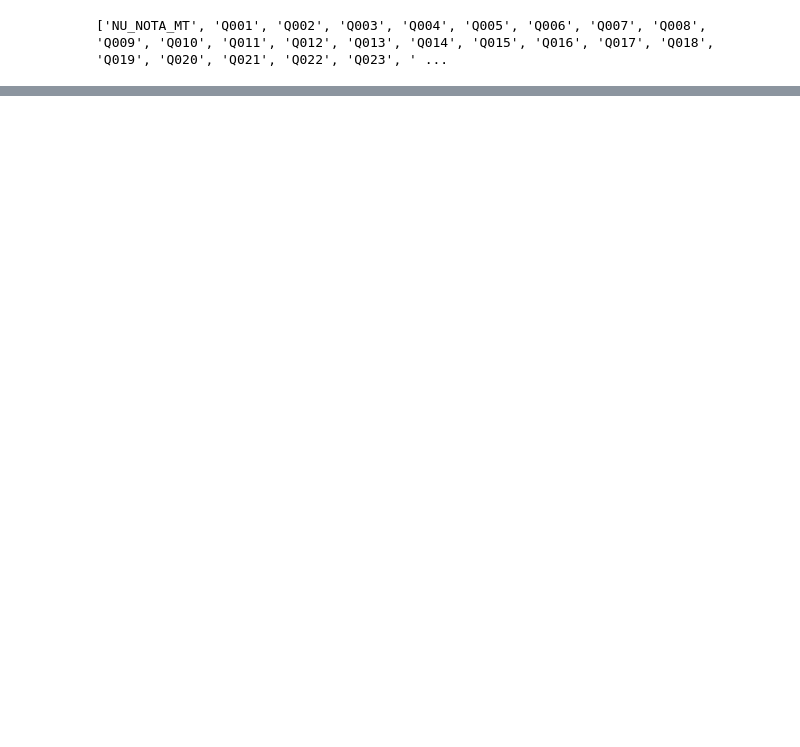
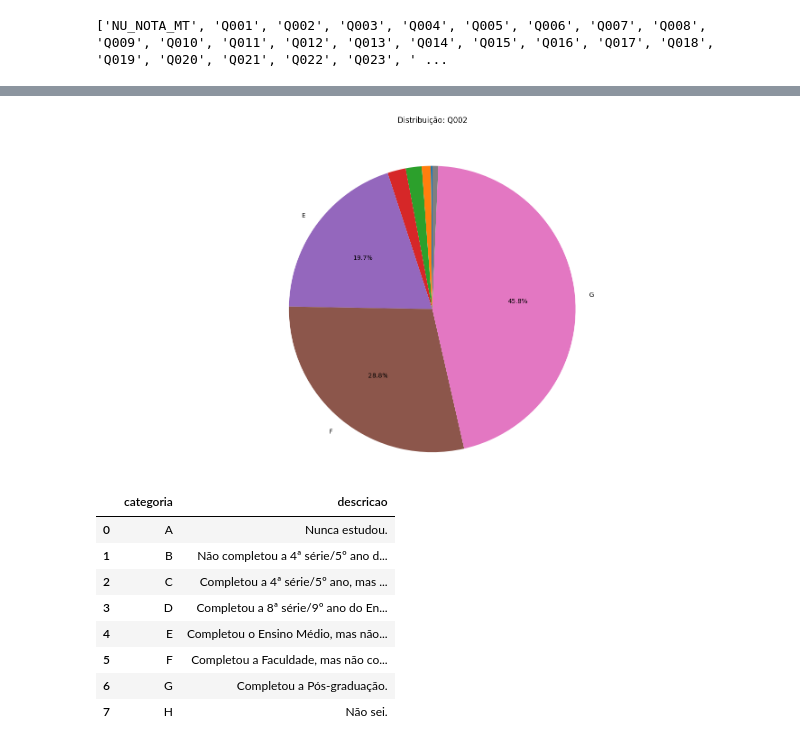
Before and after one commit to henriquefac/ciencia_de_dados_av1, a Jupyter notebook: notebook/quest_henri.ipynb, the cells around one changed output, grey strips where cells are left out. Drawn from its saved outputs; the diff is of its cells as text; code cells hidden in the pictures; blank space fills up the shorter version.

```diff
--- a/notebook/quest_henri.ipynb
+++ b/notebook/quest_henri.ipynb
@@ -77,0 +149,13 @@ limite_superior = Q3 + 1.5 * IQR
+# %%
+getPizza(df_group, variable[2])
+# %% [output]
+[figure, added]
+|  | categoria | descricao |
+| 0 | A | Nunca estudou. |
+| 1 | B | Não completou a 4ª série/5º ano d... |
+| 2 | C | Completou a 4ª série/5º ano, mas ... |
+| 3 | D | Completou a 8ª série/9º ano do En... |
+| 4 | E | Completou o Ensino Médio, mas não... |
+| 5 | F | Completou a Faculdade, mas não co... |
+| 6 | G | Completou a Pós-graduação. |
+| 7 | H | Não sei. |
```
Also changed, not shown: parts of 34 cells of this notebook.
